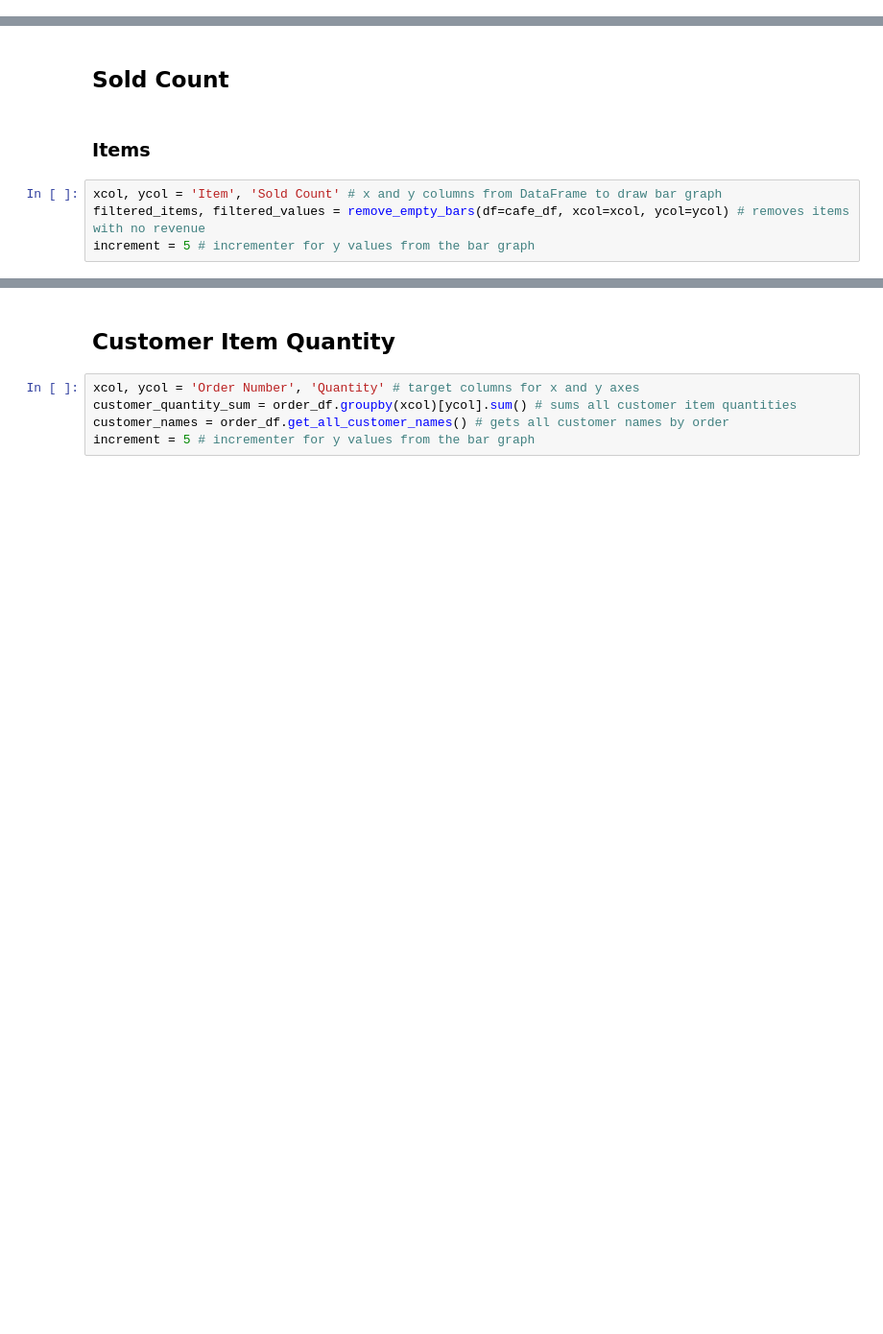
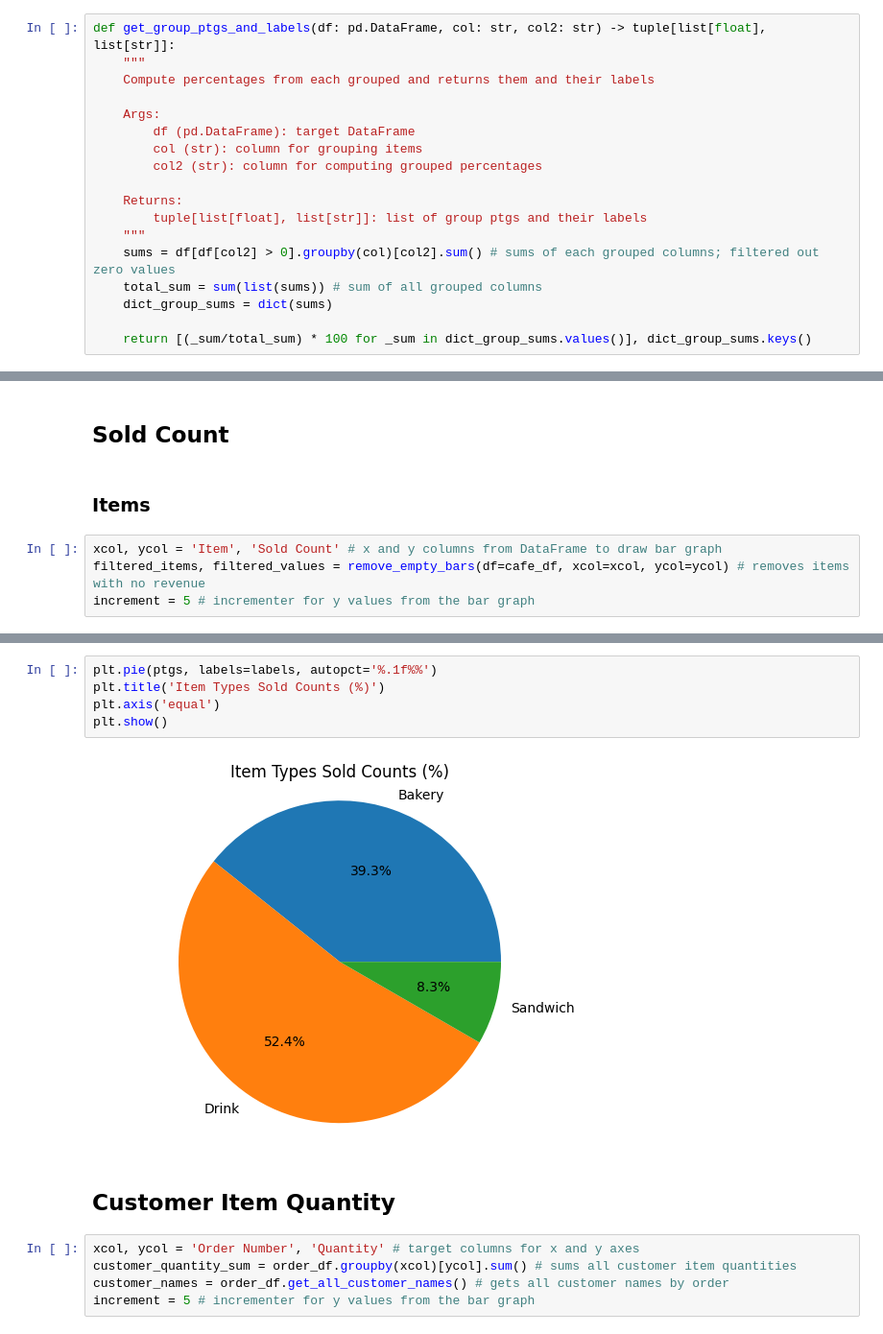
Before and after one commit to ivanbaradi/My-Cafe, a Jupyter notebook: main.ipynb, the cells around one changed output, grey strips where cells are left out. Shown: that part at 96% size. Cells and saved outputs as stored; diff of their text form; blank space fills up the shorter version.

```diff
--- a/main.ipynb
+++ b/main.ipynb
@@ -171,3 +177,21 @@ def remove_empty_bars(df: pd.DataFrame, xcol: str, ycol: str) -> list[str] | lis
+# %%
+def get_group_ptgs_and_labels(df: pd.DataFrame, col: str, col2: str) -> tuple[list[float], list[str]]:
+    """
+    Compute percentages from each grouped and returns them and their labels
+
+    Args:
+        df (pd.DataFrame): target DataFrame
+        col (str): column for grouping items
+        col2 (str): column for computing grouped percentages
+
+    Returns:
+        tuple[list[float], list[str]]: list of group ptgs and their labels
+    """
+    sums = df[df[col2] > 0].groupby(col)[col2].sum() # sums of each grouped columns; filtered out zero values
+    total_sum = sum(list(sums)) # sum of all grouped columns
+    dict_group_sums = dict(sums)
+
+    return [(_sum/total_sum) * 100 for _sum in dict_group_sums.values()], dict_group_sums.keys()
 # %% [markdown]
 # DataFrames
 # %% [markdown]
@@ -749,3 +788,10 @@ plt.show()
+# %%
+plt.pie(ptgs, labels=labels, autopct='%.1f%%')
+plt.title('Item Types Sold Counts (%)')
+plt.axis('equal')
+plt.show()
+# %% [output]
+[figure, added]
 # %% [markdown]
 ## Customer Item Quantity
 # %%
```
Also changed, not shown: parts of 19 cells of this notebook.
